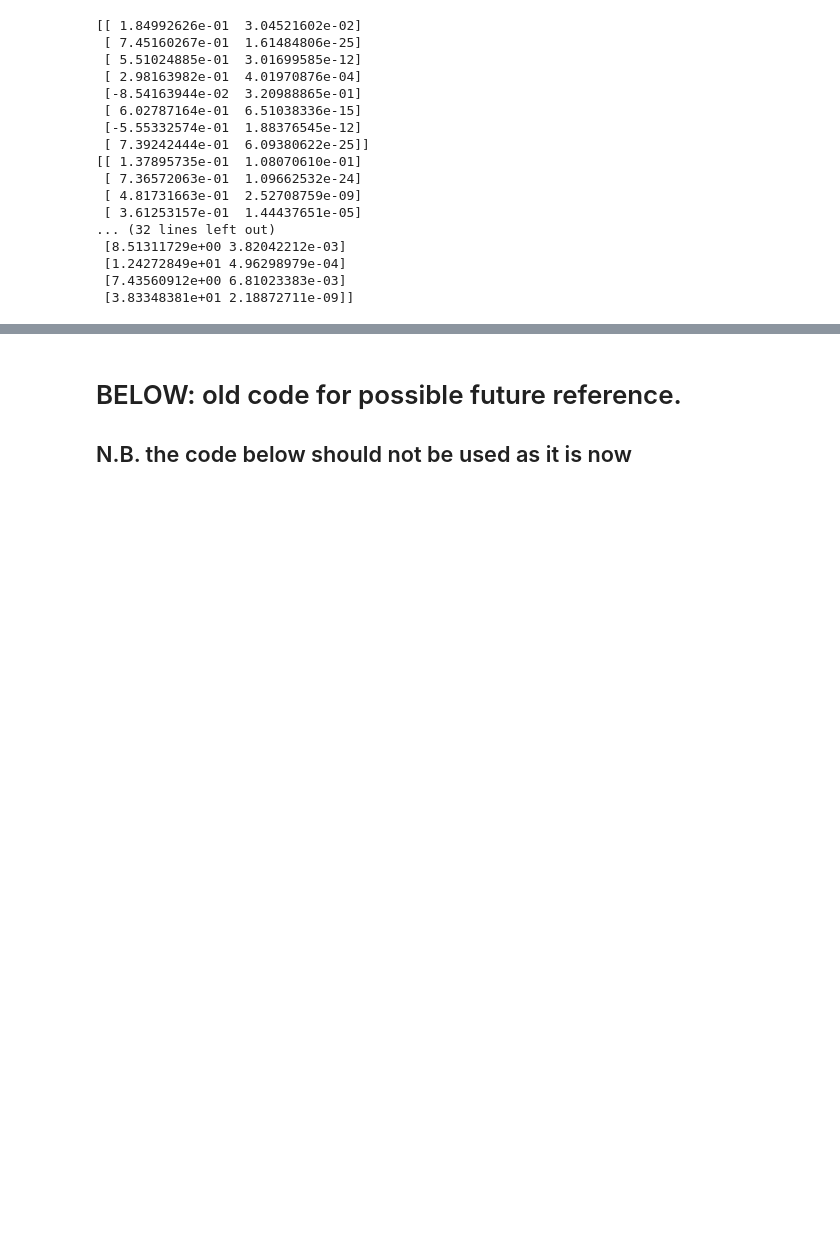
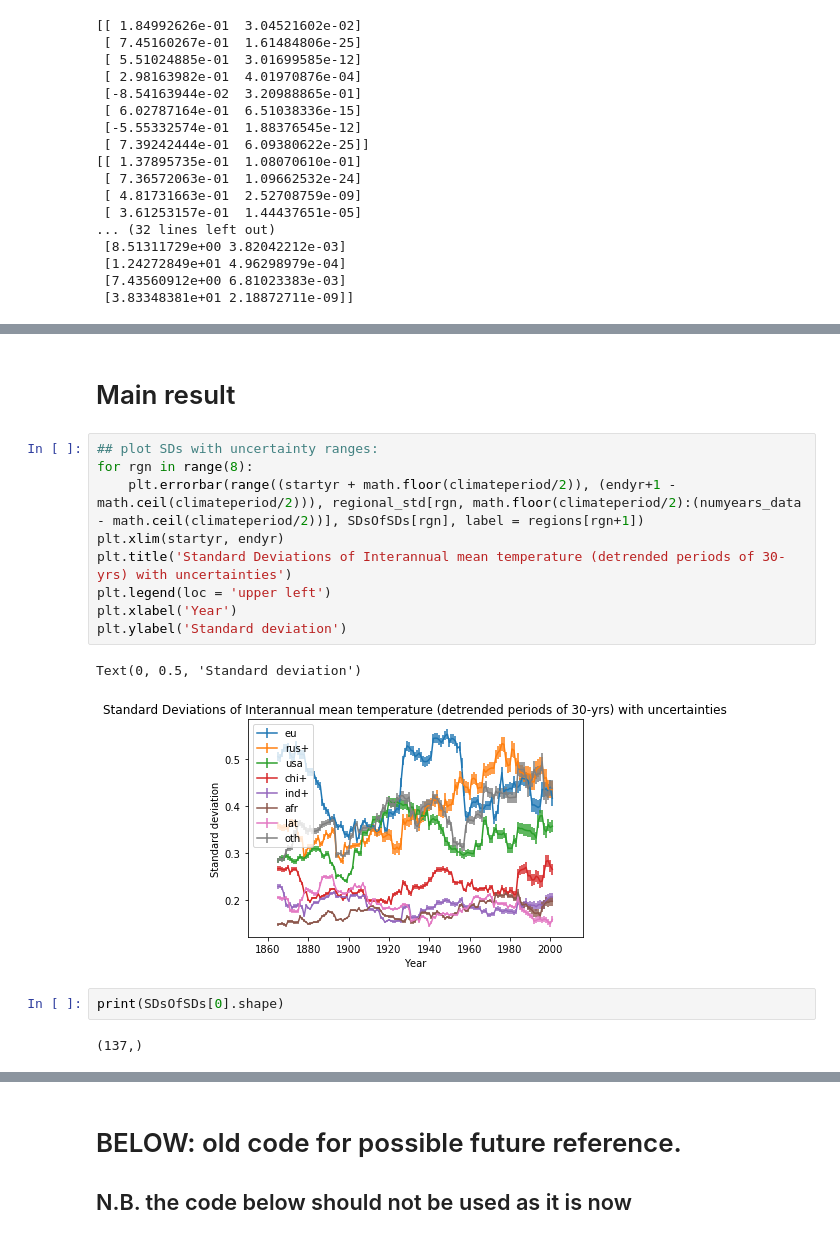
Before and after one commit to jkikstra/climvar, a Jupyter notebook: IlyasPastVariability.ipynb, the cells around one changed output, grey strips where cells are left out. Cells and saved outputs as stored; diff of their text form; blank space fills up the shorter version.

```diff
--- a/IlyasPastVariability.ipynb
+++ b/IlyasPastVariability.ipynb
@@ -386,0 +531,18 @@ calculate_correlations(regional_std, global_std, regional_clim_data, global_clim
+# %% [markdown]
+# Main result
+# %%
+## plot SDs with uncertainty ranges:
+for rgn in range(8):
+    plt.errorbar(range((startyr + math.floor(climateperiod/2)), (endyr+1 - math.ceil(climateperiod/2))), regional_std[rgn, math.floor(climateperiod/2):(numyears_data - math.ceil(climateperiod/2))], SDsOfSDs[rgn], label = regions[rgn+1])
+plt.xlim(startyr, endyr)
+plt.title('Standard Deviations of Interannual mean temperature (detrended periods of 30-yrs) with uncertainties')
+plt.legend(loc = 'upper left')
+plt.xlabel('Year')
+plt.ylabel('Standard deviation')
+# %% [output]
+Text(0, 0.5, 'Standard deviation')
+[figure, added]
+# %%
+print(SDsOfSDs[0].shape)
+# %% [output]
+(137,)
```
Also changed, not shown: parts of 6 cells of this notebook.
